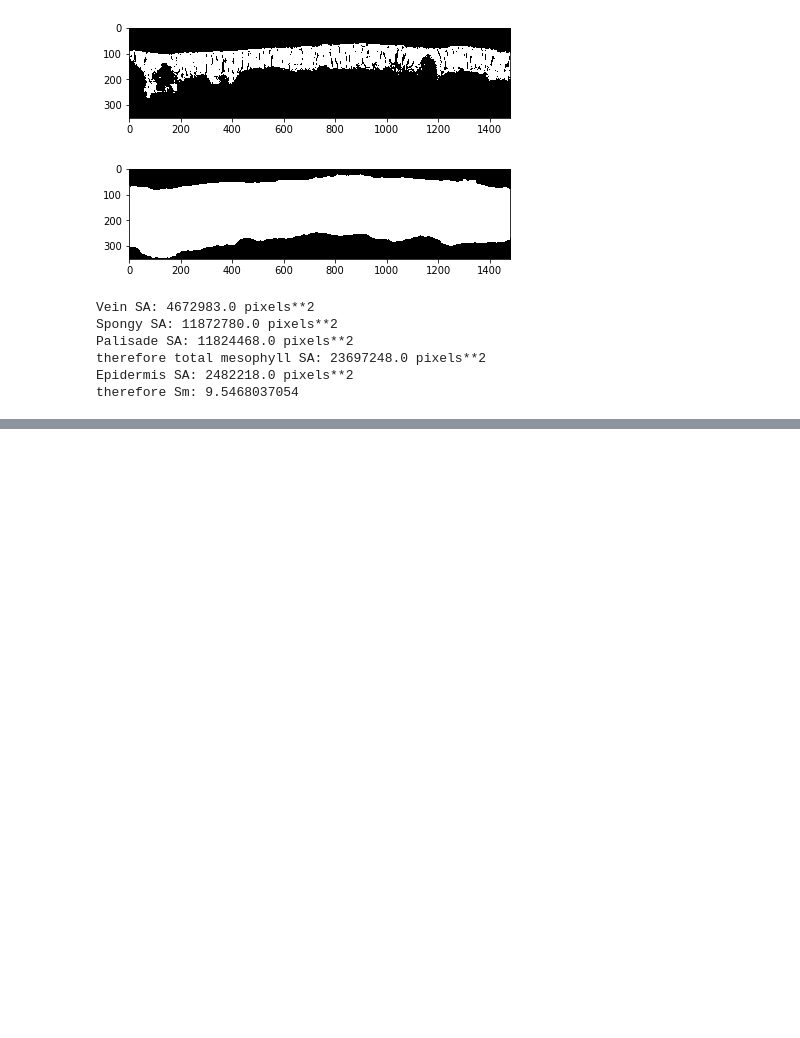
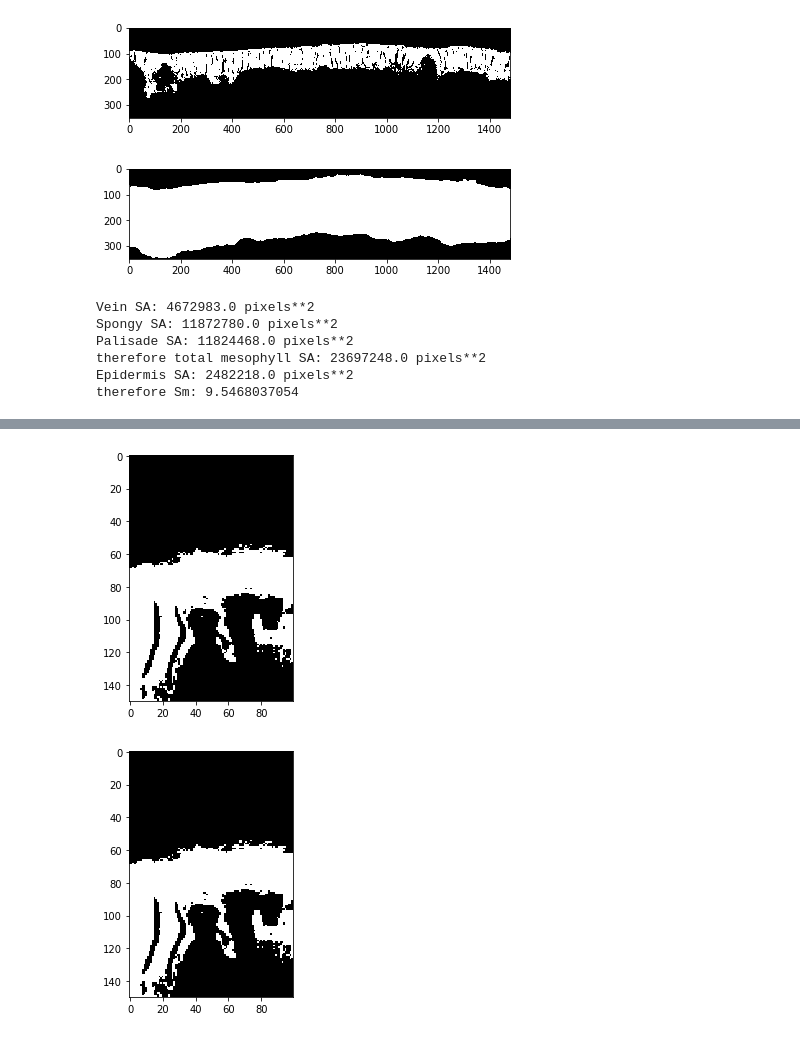
Before and after one commit to masonearles/3DLeafCT, a Jupyter notebook: ML_microCT/jupyter/LeafTraits.ipynb, the cells around one changed output, grey strips where cells are left out. Saved outputs shown, nothing was run; the diff lists cells and outputs as text; code cells hidden in the pictures; blank space fills up the shorter version.

```diff
--- a/ML_microCT/jupyter/LeafTraits.ipynb
+++ b/ML_microCT/jupyter/LeafTraits.ipynb
@@ -303,8 +300,8 @@ def dbl_pct_filt(arr):
 
 def min_max_filt(arr):
     out = minimum_filter(
-        maximum_filter(arr,20),
-        20)
+        maximum_filter(arr,1),
+        1)
     return out
 # %%
 io.imshow(vein_trace_smooth[:,170,:])
@@ -313,0 +314,10 @@ io.show()
+# %%
+palisade_trace_minmax = np.apply_along_axis(min_max_filt, 0, arr = palisade_trace)
+# %%
+io.imshow(palisade_trace_minmax[16,0:150,700:800])
+io.show()
+io.imshow(palisade_trace[16,0:150,700:800])
+io.show()
+# %% [output]
+[figure, added]
+[figure, added]
```
Also changed, not shown: parts of 7 cells of this notebook, 5 other files.
